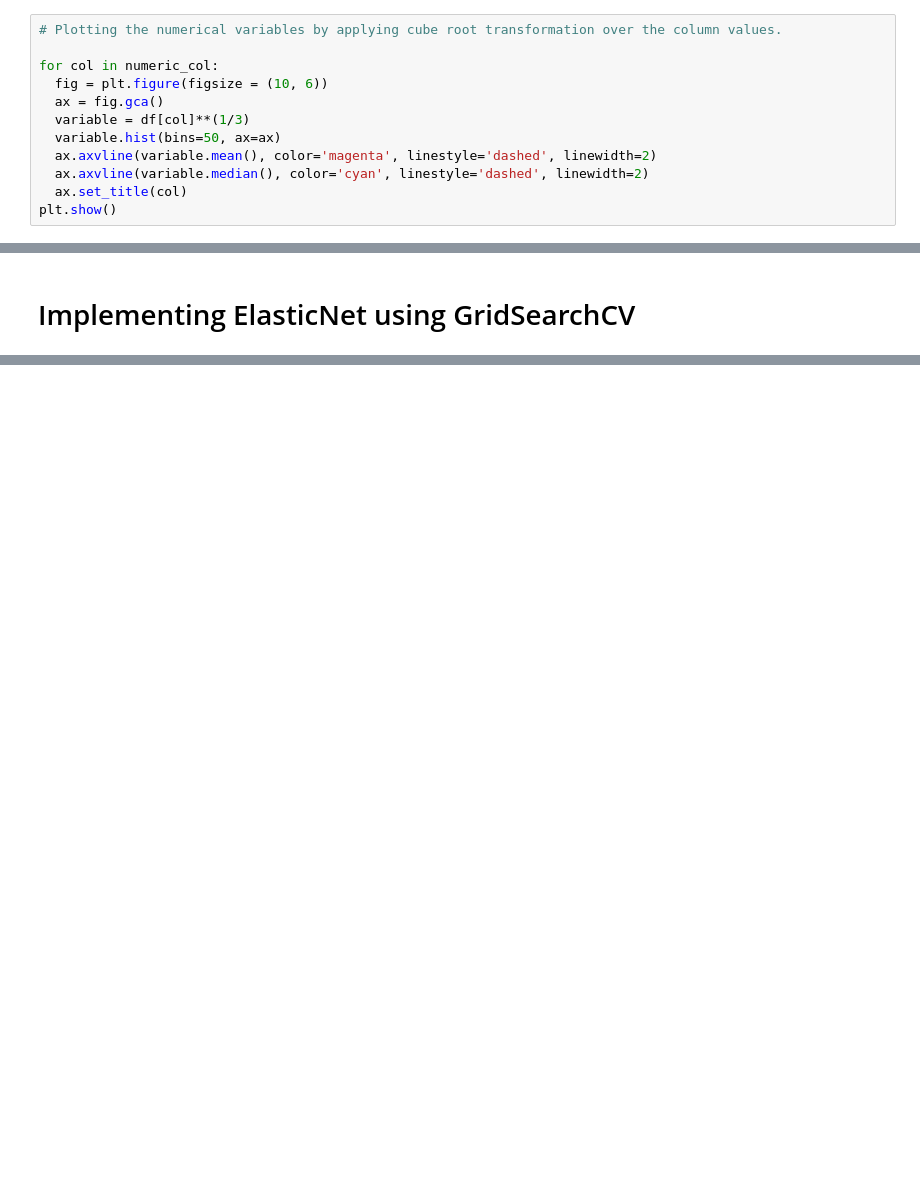
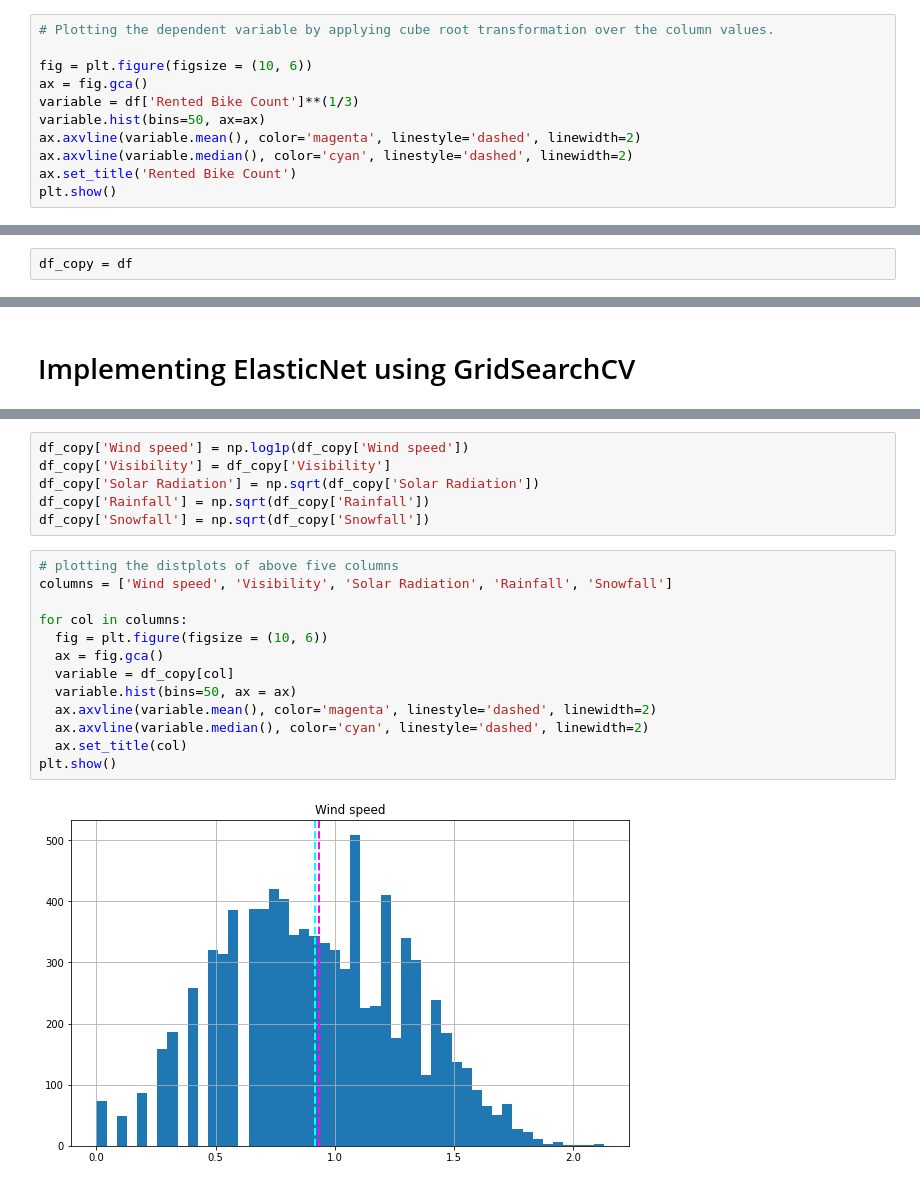
Before and after one commit to jatinsharma16/Capstone-Project-Linear-Regression, a Jupyter notebook: Bike_Sharing_Demand_Prediction_Capstone_Project.ipynb, the cells around one changed output, grey strips where cells are left out. Cells and saved outputs as stored; diff of their text form; blank space fills up the shorter version.

```diff
--- a/Bike_Sharing_Demand_Prediction_Capstone_Project.ipynb
+++ b/Bike_Sharing_Demand_Prediction_Capstone_Project.ipynb
@@ -207,14 +218,13 @@ Since, we can see a lot of skewness in the above numerical columns therefore we
 # %%
-# Plotting the numerical variables by applying cube root transformation over the column values.
+# Plotting the dependent variable by applying cube root transformation over the column values.
 
-for col in numeric_col:
-  fig = plt.figure(figsize = (10, 6))
-  ax = fig.gca()
-  variable = df[col]**(1/3)
-  variable.hist(bins=50, ax=ax)
-  ax.axvline(variable.mean(), color='magenta', linestyle='dashed', linewidth=2)
-  ax.axvline(variable.median(), color='cyan', linestyle='dashed', linewidth=2)
-  ax.set_title(col)
+fig = plt.figure(figsize = (10, 6))
+ax = fig.gca()
+variable = df['Rented Bike Count']**(1/3)
+variable.hist(bins=50, ax=ax)
+ax.axvline(variable.mean(), color='magenta', linestyle='dashed', linewidth=2)
+ax.axvline(variable.median(), color='cyan', linestyle='dashed', linewidth=2)
+ax.set_title('Rented Bike Count')
 plt.show()
 # %% [output]
 [figure]
@@ -409,3 +429,5 @@ Index(['Rented Bike Count', 'Temperature(°C)', 'Humidity(%)',
+# %%
+df_copy = df
 # %% [markdown]
 <h1> Implementing the Linear Regression
 # %%
@@ -501,0 +630,21 @@ Understandind the concepts of ElasticNet, Lasso, Ridge and GridSearchCV:
+# %%
+df_copy['Wind speed'] = np.log1p(df_copy['Wind speed'])
+df_copy['Visibility'] = df_copy['Visibility']
+df_copy['Solar Radiation'] = np.sqrt(df_copy['Solar Radiation'])
+df_copy['Rainfall'] = np.sqrt(df_copy['Rainfall'])
+df_copy['Snowfall'] = np.sqrt(df_copy['Snowfall'])
+# %%
+# plotting the distplots of above five columns
+columns = ['Wind speed', 'Visibility', 'Solar Radiation', 'Rainfall', 'Snowfall']
+
+for col in columns:
+  fig = plt.figure(figsize = (10, 6))
+  ax = fig.gca()
+  variable = df_copy[col]
+  variable.hist(bins=50, ax = ax)
+  ax.axvline(variable.mean(), color='magenta', linestyle='dashed', linewidth=2)
+  ax.axvline(variable.median(), color='cyan', linestyle='dashed', linewidth=2)
+  ax.set_title(col)
+plt.show()
+# %% [output]
+[figure, added]
```
Also changed, not shown: parts of 40 cells of this notebook.
